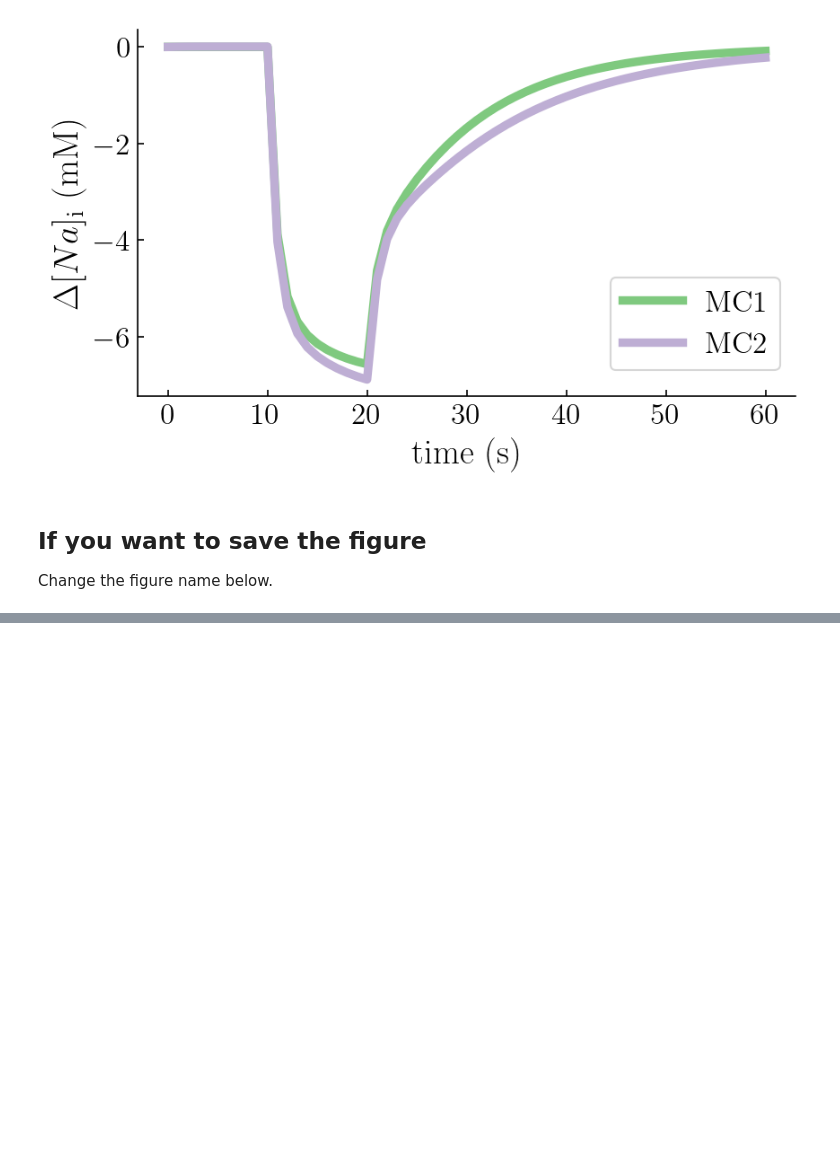
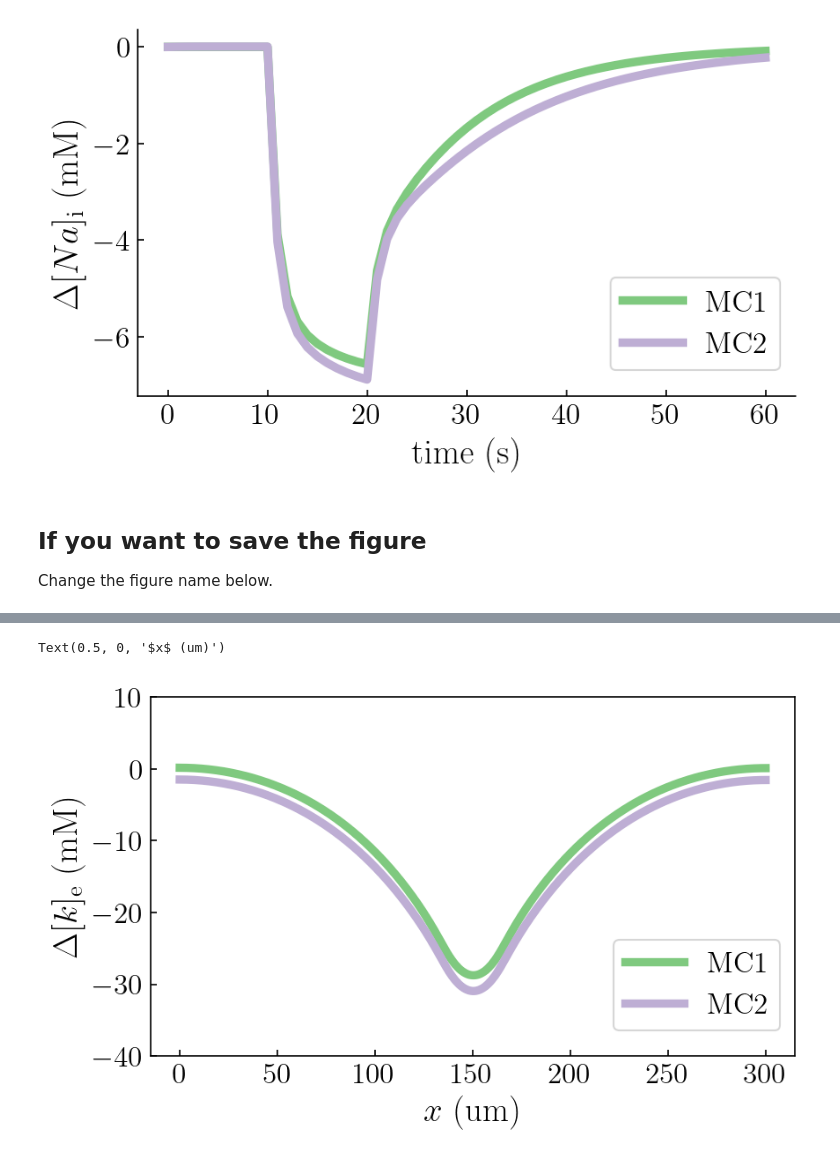
Before and after one commit to hittheant/Simula_Summer_Project_1, a Jupyter notebook: example/Plot Stimulation Data.ipynb, the cells around one changed output, grey strips where cells are left out. Drawn from its saved outputs; the diff is of its cells as text; code cells hidden in the pictures; blank space fills up the shorter version.

Commit message:
added plotting in jupyter notebook for spaceplots and water velocity

```diff
--- a/example/Plot Stimulation Data.ipynb
+++ b/example/Plot Stimulation Data.ipynb
@@ -128,0 +271,18 @@ fig.savefig('results/figures/' + figname, dpi='figure', bbox_inches='tight')
+# %%
+plotlist = [MC1_spacedata.dNa_e, MC2_spacedata.dNa_e]
+ylabel = r'$\Delta [k]_\mathrm{e}$ (mM)'
+legend = ['MC1', 'MC2']
+# %%
+fig = plt.figure(figsize=(7*fs, 4*fs))
+ax = plt.gca()
+for i, line in enumerate(plotlist):
+    df.plot(line, color=color_list[i], label=legend[i], linewidth=lw)
+if len(plot_list) > 1:
+    plt.figlegend(bbox_to_anchor=(0.9, 0.4), frameon=True)
+plt.ylim([-40, 10])
+plt.xticks(xticks, xticklabels)
+plt.ylabel(ylabel, fontsize=fosi)
+plt.xlabel(xlabel_x, fontsize=fosi)
+# %% [output]
+Text(0.5, 0, '$x$ (um)')
+[figure, added]
```
Also changed, not shown: parts of 3 cells of this notebook, 1 other file.
